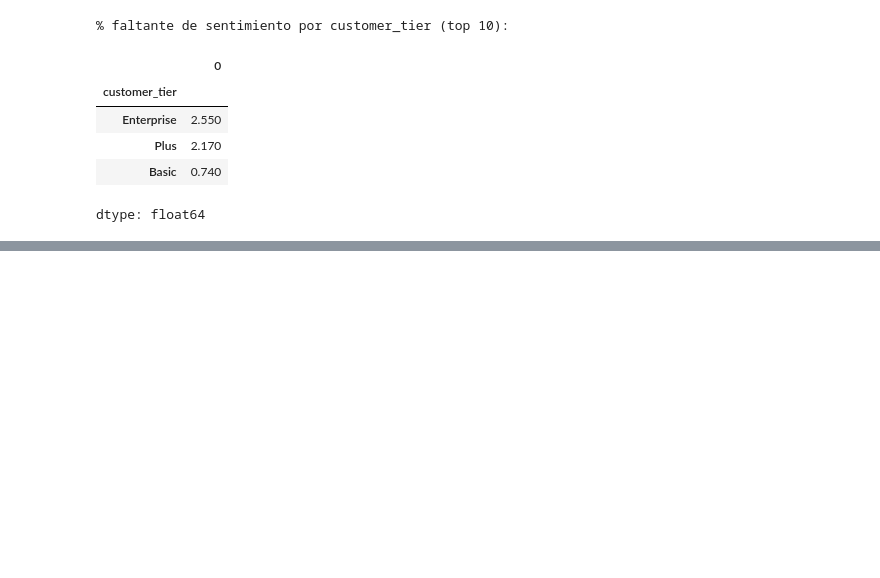
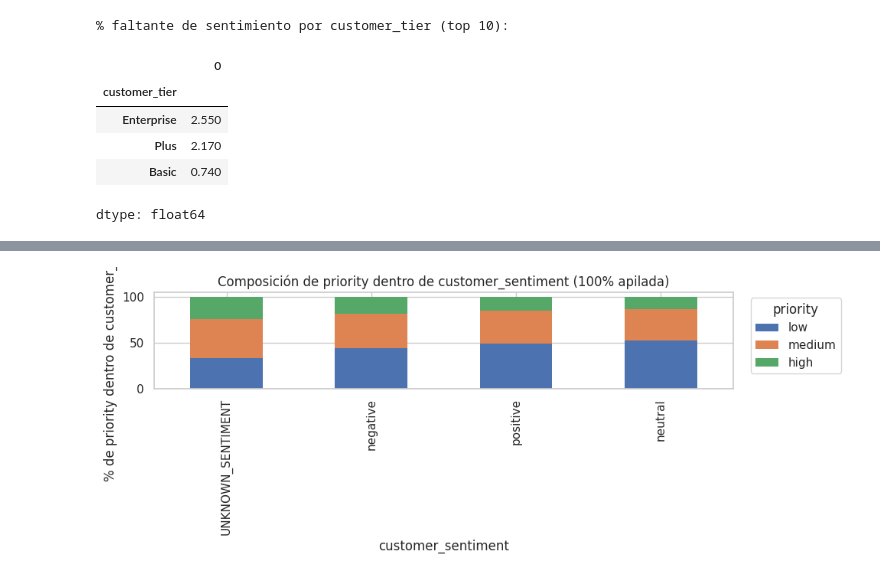
Before and after one commit to mmcuervo/ExamMLcategorias, a Jupyter notebook: 01_eda.ipynb, the cells around one changed output, grey strips where cells are left out. Saved outputs shown, nothing was run; the diff lists cells and outputs as text; code cells hidden in the pictures; blank space fills up the shorter version.

```diff
--- a/01_eda.ipynb
+++ b/01_eda.ipynb
@@ -181,0 +498,47 @@ dtype: float64
+# %%
+def plot_norm_by_priority(df, cat_col, target="priority", target_order=("low","medium","high"), top_k=None):
+    import pandas as pd
+    import matplotlib.pyplot as plt
+
+    tmp = df[[cat_col, target]].copy()
+
+    # Asegurar orden del target
+    if target in tmp.columns:
+        tmp[target] = pd.Categorical(tmp[target], categories=list(target_order), ordered=True)
+
+    # --- CLAVE: convertir categóricas a object/str antes de llenar nulos ---
+    s = tmp[cat_col].copy()
+    if pd.api.types.is_categorical_dtype(s):
+        s = s.astype("object")
+    s = s.fillna("Missing").astype(str)  # ya no choca con categorías
+
+    # Top-K + 'Other' (opcional)
+    if top_k is not None and s.nunique() > top_k:
+        top_vals = s.value_counts().head(top_k).index
+        s = s.where(s.isin(top_vals), other="Other")
+
+    # Crosstab normalizada por fila (100%)
+    tab = pd.crosstab(s, tmp[target], normalize="index") * 100
+
+    # Reordenar columnas del target
+    cols = [c for c in target_order if c in tab.columns]
+    tab = tab.reindex(columns=cols)
+
+    # Ordenar filas por % de 'high' si existe, si no por la última col disponible
+    sort_col = "high" if "high" in tab.columns else cols[-1]
+    tab = tab.sort_values(sort_col, ascending=False)
+
+    # Plot
+    ax = tab.plot(kind="bar", stacked=True, figsize=(10, 4), edgecolor="none")
+    ax.set_title(f"Composición de {target} dentro de {cat_col} (100% apilada)")
+    ax.set_ylabel(f"% de {target} dentro de {cat_col}")
+    ax.set_xlabel(cat_col)
+    ax.legend(title=target, bbox_to_anchor=(1.02, 1), loc="upper left")
+    plt.tight_layout()
+    plt.show()
+
+    return tab.round(2)
+# %%
+tab_sentiment = plot_norm_by_priority(dc, "customer_sentiment")
+# %% [output]
+[figure, added]
```
Also changed, not shown: parts of 43 cells of this notebook.
